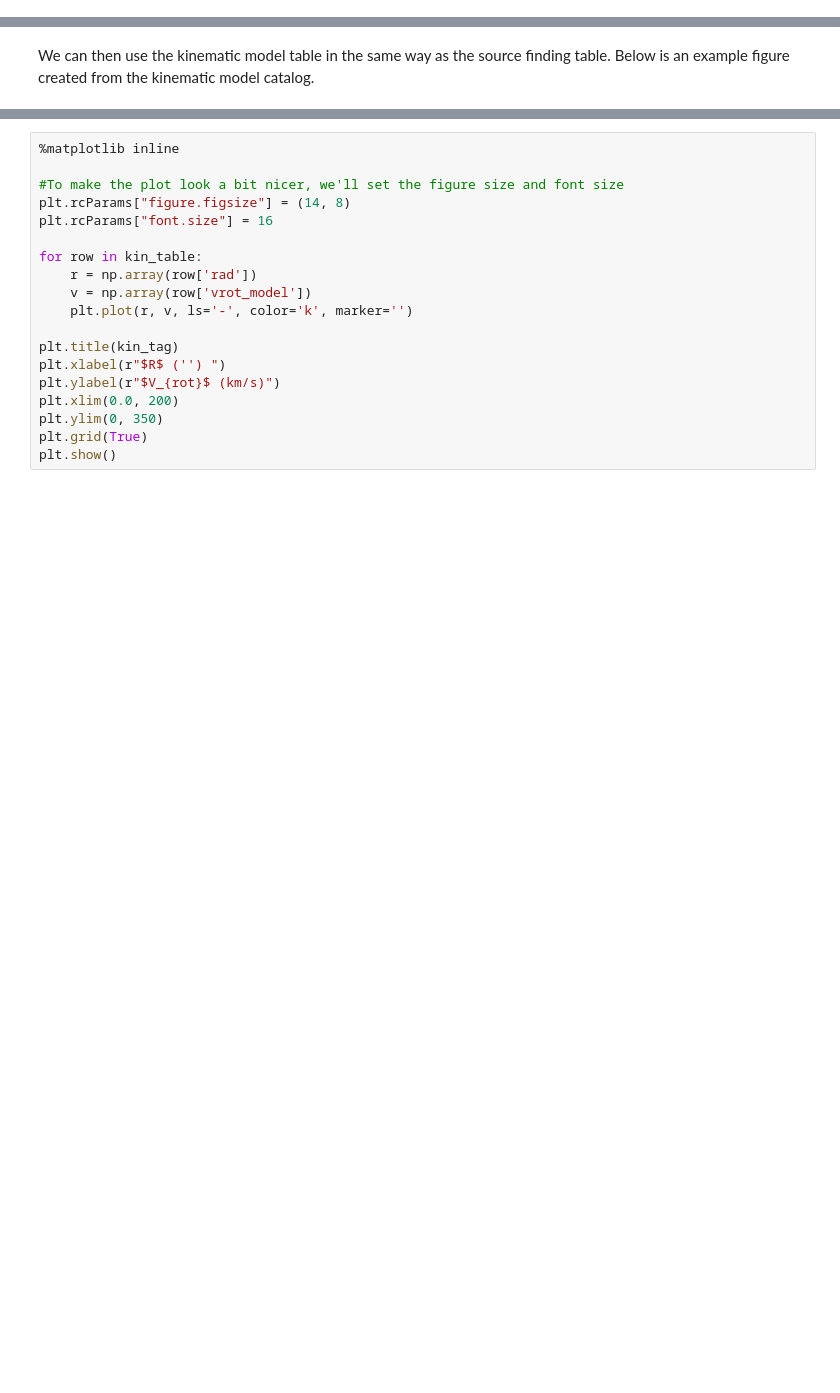
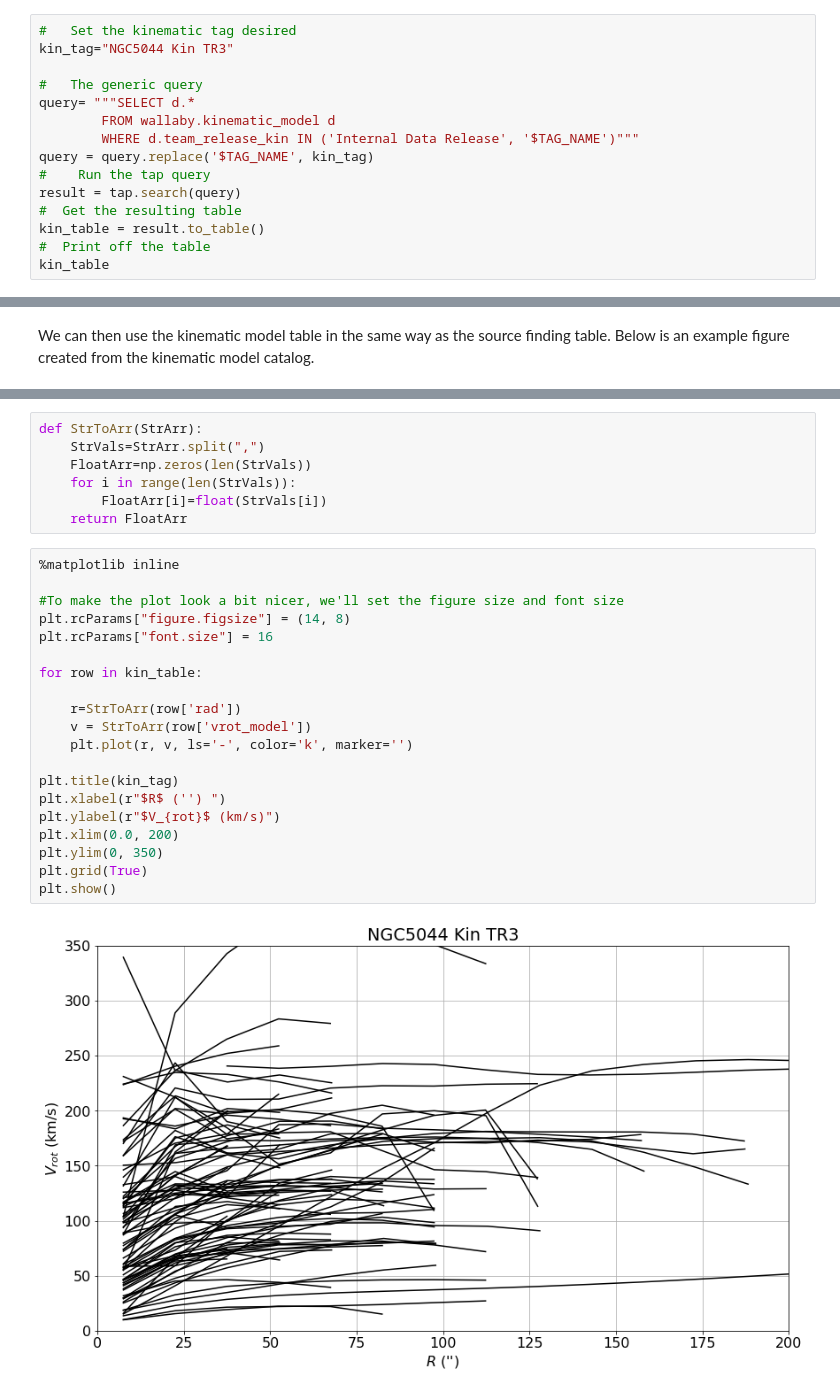
Before and after one commit to NateDeg/WALLABY_notebooks, a Jupyter notebook: user_science.ipynb, the cells around one changed output, grey strips where cells are left out. Drawn from its saved outputs; the diff is of its cells as text; blank space fills up the shorter version.

```diff
--- a/user_science.ipynb
+++ b/user_science.ipynb
@@ -244,0 +353,15 @@ kin_table[0:2]
+# %%
+#   Set the kinematic tag desired
+kin_tag="NGC5044 Kin TR3"
+
+#   The generic query
+query= """SELECT d.*
+        FROM wallaby.kinematic_model d
+        WHERE d.team_release_kin IN ('Internal Data Release', '$TAG_NAME')"""
+query = query.replace('$TAG_NAME', kin_tag)
+#    Run the tap query
+result = tap.search(query)
+#  Get the resulting table
+kin_table = result.to_table()
+#  Print off the table
+kin_table
@@ -247,19 +395,29 @@ We can then use the kinematic model table in the same way as the source finding
+# %%
+def StrToArr(StrArr):
+    StrVals=StrArr.split(",")
+    FloatArr=np.zeros(len(StrVals))
+    for i in range(len(StrVals)):
+        FloatArr[i]=float(StrVals[i])
+    return FloatArr
 # %%
 %matplotlib inline
 
 #To make the plot look a bit nicer, we'll set the figure size and font size
 plt.rcParams["figure.figsize"] = (14, 8)
 plt.rcParams["font.size"] = 16
 
 for row in kin_table:
-    r = np.array(row['rad'])
-    v = np.array(row['vrot_model'])
+
+    r=StrToArr(row['rad'])
+    v = StrToArr(row['vrot_model'])
     plt.plot(r, v, ls='-', color='k', marker='')
 
 plt.title(kin_tag)
 plt.xlabel(r"$R$ ('') ")
 plt.ylabel(r"$V_{rot}$ (km/s)")
 plt.xlim(0.0, 200)
 plt.ylim(0, 350)
 plt.grid(True)
 plt.show()
+# %% [output]
+[figure, added]
```
Also changed, not shown: parts of 25 cells of this notebook.
